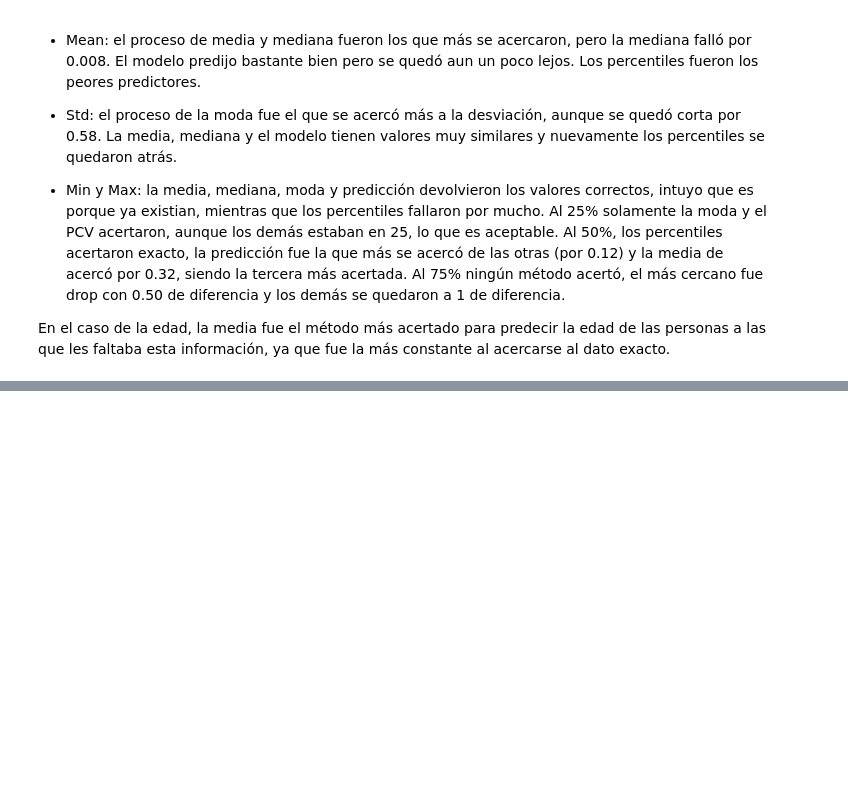
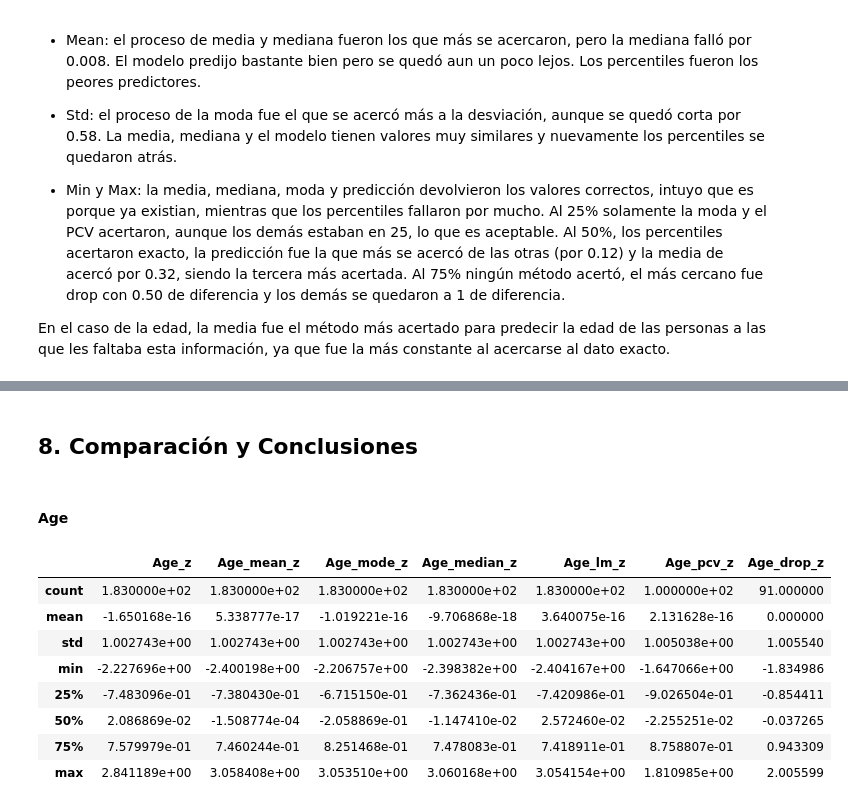
Before and after one commit to Daniel07816/DataWrangling-2022, a Jupyter notebook: Data_Engineer_Lab8/Script.ipynb, the cells around one changed output, grey strips where cells are left out. Saved outputs shown, nothing was run; the diff lists cells and outputs as text; code cells hidden in the pictures; blank space fills up the shorter version.

```diff
--- a/Data_Engineer_Lab8/Script.ipynb
+++ b/Data_Engineer_Lab8/Script.ipynb
@@ -845,0 +933,6 @@ Derivado de las evaluaciones previas, puedo concluir lo siguiente:
+# %%
+scaler = MaxAbsScaler()
+tratada_ma = comparativa.copy()
+for col in tratada_ma.select_dtypes(include=['float', 'int']).columns:
+    tratada_ma[col+'_MabsS'] = scaler.fit_transform(tratada_ma[[col]])
+tratada_ma.head()
@@ -845,0 +947,5 @@ Derivado de las evaluaciones previas, puedo concluir lo siguiente:
+# %%
+tratada_ma2 = perc.copy()
+for col in tratada_ma2.select_dtypes(include=['float', 'int']).columns:
+    tratada_ma2[col+'_MabsS'] = scaler.fit_transform(tratada_ma2[[col]])
+tratada_ma2.head()
@@ -845,0 +960,5 @@ Derivado de las evaluaciones previas, puedo concluir lo siguiente:
+# %%
+titanic_ma = titanicG.copy()
+for col in titanic_ma.select_dtypes(include=['float', 'int']).columns:
+    titanic_ma[col+'_MabsS'] = scaler.fit_transform(titanic_ma[[col]])
+titanic_ma.head()
@@ -845,0 +972,42 @@ Derivado de las evaluaciones previas, puedo concluir lo siguiente:
+# %% [markdown]
+## 8. Comparación y Conclusiones
+# %% [markdown]
+#### Age
+# %%
+Age_Norm = pd.DataFrame()
+
+Age_Norm['Age_z'] = titanic_z['Age_z']
+Age_Norm['Age_mean_z'] = tratada_z['Age_mean_z']
+Age_Norm['Age_mode_z'] = tratada_z['Age_mode_z']
+Age_Norm['Age_median_z'] = tratada_z['Age_median_z']
+Age_Norm['Age_lm_z'] = tratada_z['Age_lm_z']
+Age_Norm['Age_pcv_z'] = tratada_z2['Age_pcv_z']
+Age_Norm['Age_drop_z'] = tratada_z2['Age_drop_z']
+
+Age_Norm['Age_norm'] = titanic_mm['Age_norm']
+Age_Norm['Age_mean_norm'] = tratada_mm['Age_mean_norm']
+Age_Norm['Age_mode_norm'] = tratada_mm['Age_mode_norm']
+Age_Norm['Age_median_norm'] = tratada_mm['Age_median_norm']
+Age_Norm['Age_lm_norm'] = tratada_mm['Age_lm_norm']
+Age_Norm['Age_pcv_norm'] = tratada_mm2['Age_pcv_norm']
+Age_Norm['Age_drop_norm'] = tratada_mm2['Age_drop_norm']
+
+Age_Norm['Age_MabsS'] = titanic_ma['Age_MabsS']
+Age_Norm['Age_mean_MabsS'] = tratada_ma['Age_mean_MabsS']
+Age_Norm['Age_mode_MabsS'] = tratada_ma['Age_mode_MabsS']
+Age_Norm['Age_median_MabsS'] = tratada_ma['Age_median_MabsS']
+Age_Norm['Age_lm_MabsS'] = tratada_ma['Age_lm_MabsS']
+Age_Norm['Age_pcv_MabsS'] = tratada_ma2['Age_pcv_MabsS']
+Age_Norm['Age_drop_MabsS'] = tratada_ma2['Age_drop_MabsS']
+# %%
+Age_Norm[['Age_z', 'Age_mean_z', 'Age_mode_z', 'Age_median_z', 'Age_lm_z', 'Age_pcv_z', 'Age_drop_z']].describe()
+# %% [output]
+|  | Age_z | Age_mean_z | Age_mode_z | Age_median_z | Age_lm_z | Age_pcv_z | Age_drop_z |
+| count | 1.830000e+02 | 1.830000e+02 | 1.830000e+02 | 1.830000e+02 | 1.830000e+02 | 1.000000e+02 | 91.000000 |
+| mean | -1.650168e-16 | 5.338777e-17 | -1.019221e-16 | -9.706868e-18 | 3.640075e-16 | 2.131628e-16 | 0.000000 |
+| std | 1.002743e+00 | 1.002743e+00 | 1.002743e+00 | 1.002743e+00 | 1.002743e+00 | 1.005038e+00 | 1.005540 |
+| min | -2.227696e+00 | -2.400198e+00 | -2.206757e+00 | -2.398382e+00 | -2.404167e+00 | -1.647066e+00 | -1.834986 |
+| 25% | -7.483096e-01 | -7.380430e-01 | -6.715150e-01 | -7.362436e-01 | -7.420986e-01 | -9.026504e-01 | -0.854411 |
+| 50% | 2.086869e-02 | -1.508774e-04 | -2.058869e-01 | -1.147410e-02 | 2.572460e-02 | -2.255251e-02 | -0.037265 |
+| 75% | 7.579979e-01 | 7.460244e-01 | 8.251468e-01 | 7.478083e-01 | 7.418911e-01 | 8.758807e-01 | 0.943309 |
+| max | 2.841189e+00 | 3.058408e+00 | 3.053510e+00 | 3.060168e+00 | 3.054154e+00 | 1.810985e+00 | 2.005599 |
```
Also changed, not shown: parts of 68 cells of this notebook.
